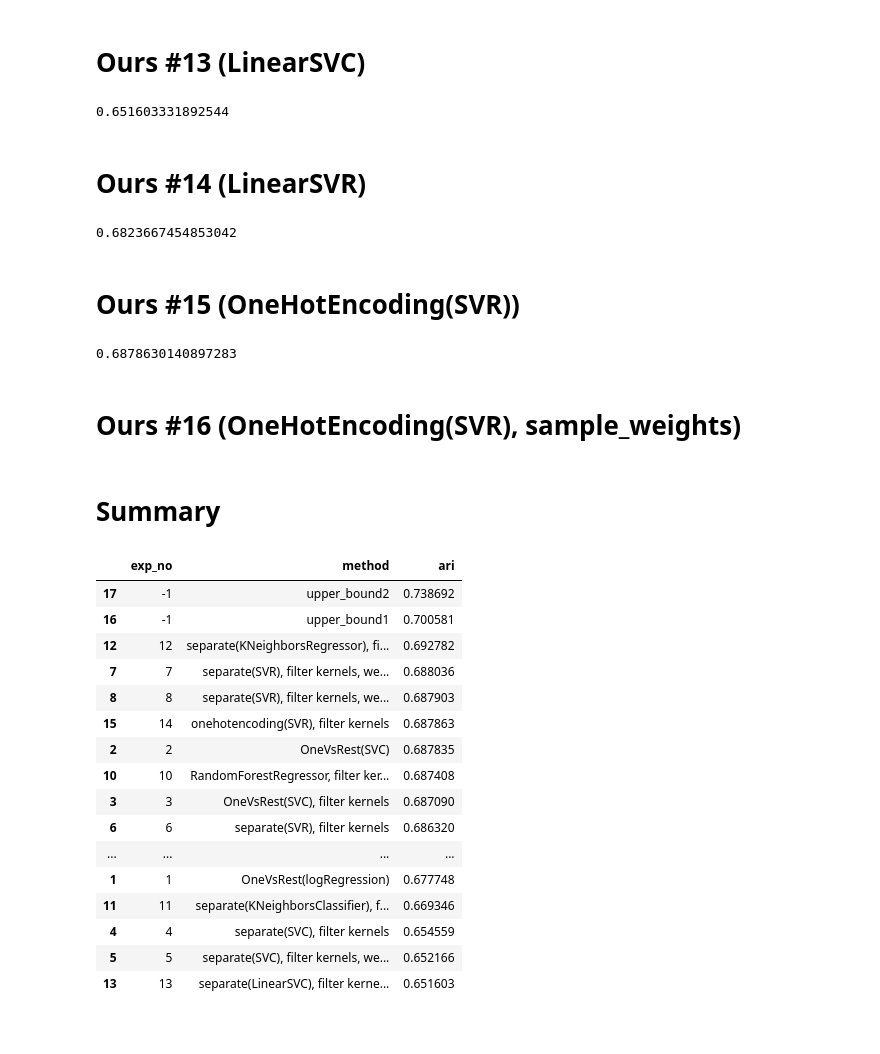
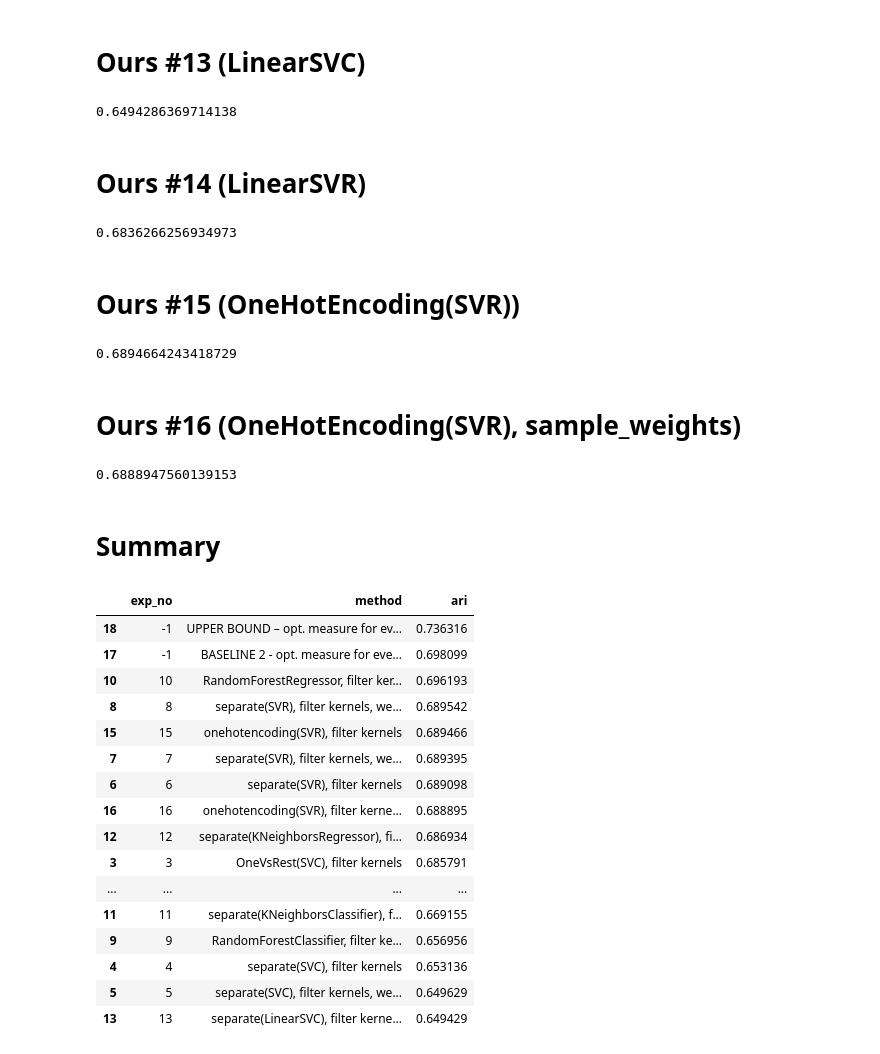
Before and after one commit to vlivashkin/pygkernels-experiments, a Jupyter notebook: experiments/init/SBM4-quality.ipynb, the cells around one changed output. Saved outputs shown, nothing was run; the diff lists cells and outputs as text; code cells hidden in the pictures.

```diff
--- a/experiments/init/SBM4-quality.ipynb
+++ b/experiments/init/SBM4-quality.ipynb
@@ -246,81 +258,83 @@ ours12
 # %% [markdown]
 # Ours #13 (LinearSVC)
 # %%
-estimator = OneVsRest_custom(LinearSVC(), weight_samples=True)
-estimator.fit(X_train[:, [6, 18]], y_train[:, support_kernels])
-y_pred = estimator.predict(X_val[:, [6, 18]])
+estimator = OneVsRest_custom(LinearSVC(max_iter=10000), weight_samples=True)
+estimator.fit(X_train[:, chosen_features], y_train[:, support_kernels])
+y_pred = estimator.predict(X_val[:, chosen_features])
 ours13 = np.mean(ari_val[:, support_kernels][range(y_pred.shape[0]), np.argmax(y_pred, axis=1)])
 ours13
 # %% [output]
-0.651603331892544
+0.6494286369714138
 # %% [markdown]
 # Ours #14 (LinearSVR)
 # %%
-estimator = OneVsRest_custom(LinearSVR(), weight_samples=True)
-estimator.fit(X_train[:, [6, 18]], ari_train[:, support_kernels])
-y_pred = estimator.predict(X_val[:, [6, 18]])
+estimator = OneVsRest_custom(LinearSVR(max_iter=10000), weight_samples=True)
+estimator.fit(X_train[:, chosen_features], ari_train[:, support_kernels])
+y_pred = estimator.predict(X_val[:, chosen_features])
 ours14 = np.mean(ari_val[:, support_kernels][range(y_pred.shape[0]), np.argmax(y_pred, axis=1)])
 ours14
 # %% [output]
-0.6823667454853042
+0.6836266256934973
 # %% [markdown]
 # Ours #15 (OneHotEncoding(SVR))
 # %%
 estimator = OneHotEncoding_custom(SVR(), weight_samples=False)
-estimator.fit(X_train[:, [6, 18]], ari_train[:, support_kernels])
-y_pred = estimator.predict(X_val[:, [6, 18]])
+estimator.fit(X_train[:, chosen_features], ari_train[:, support_kernels])
+y_pred = estimator.predict(X_val[:, chosen_features])
 ours15 = np.mean(ari_val[:, support_kernels][range(y_pred.shape[0]), np.argmax(y_pred, axis=1)])
 ours15
 # %% [output]
-0.6878630140897283
+0.6894664243418729
 # %% [markdown]
 # Ours #16 (OneHotEncoding(SVR), sample_weights)
 # %%
 estimator = OneHotEncoding_custom(SVR(), weight_samples=True)
-estimator.fit(X_train[:, [6, 18]], ari_train[:, support_kernels])
-y_pred = estimator.predict(X_val[:, [6, 18]])
+estimator.fit(X_train[:, chosen_features], ari_train[:, support_kernels])
+y_pred = estimator.predict(X_val[:, chosen_features])
 ours16 = np.mean(ari_val[:, support_kernels][range(y_pred.shape[0]), np.argmax(y_pred, axis=1)])
 ours16
+# %% [output]
+0.6888947560139153
 # %% [markdown]
 # Summary
 # %%
 df = pd.DataFrame([
-    (-1,'baseline', baseline),
+    (-1,'BASELINE 1 - one measure for all', baseline),
     (1, 'OneVsRest(logRegression)', ours1),
     (2, 'OneVsRest(SVC)', ours2),
     (3, 'OneVsRest(SVC), filter kernels', ours3),
     (4, 'separate(SVC), filter kernels', ours4),
     (5, 'separate(SVC), filter kernels, weight samples', ours5),
     (6, 'separate(SVR), filter kernels', ours6),
     (7, 'separate(SVR), filter kernels, weight samples', ours7),
     (8, 'separate(SVR), filter kernels, weight samples, normalized', ours8),
     (9, 'RandomForestClassifier, filter kernels', ours9),
     (10, 'RandomForestRegressor, filter kernels', ours10),
     (11, 'separate(KNeighborsClassifier), filter kernels', ours11),
     (12, 'separate(KNeighborsRegressor), filter kernels', ours12),
     (13, 'separate(LinearSVC), filter kernels, weight samples', ours13),
     (14, 'separate(LinearSVR), filter kernels, weight samples', ours14),
     (15, 'onehotencoding(SVR), filter kernels', ours15),
     (16, 'onehotencoding(SVR), filter kernels, weight samples', ours16),
-    (-1, 'upper_bound1', upper_bound1),
-    (-1, 'upper_bound2', upper_bound2)
+    (-1, 'BASELINE 2 - opt. measure for every column', upper_bound1),
+    (-1, 'UPPER BOUND – opt. measure for every graph', upper_bound2)
 ], columns=['exp_no', 'method', 'ari'])
 df.sort_values(by='ari', ascending=False)
 # %% [output]
 |  | exp_no | method | ari |
-| 17 | -1 | upper_bound2 | 0.738692 |
-| 16 | -1 | upper_bound1 | 0.700581 |
-| 12 | 12 | separate(KNeighborsRegressor), fi... | 0.692782 |
-| 7 | 7 | separate(SVR), filter kernels, we... | 0.688036 |
-| 8 | 8 | separate(SVR), filter kernels, we... | 0.687903 |
-| 15 | 14 | onehotencoding(SVR), filter kernels | 0.687863 |
-| 2 | 2 | OneVsRest(SVC) | 0.687835 |
-| 10 | 10 | RandomForestRegressor, filter ker... | 0.687408 |
-| 3 | 3 | OneVsRest(SVC), filter kernels | 0.687090 |
-| 6 | 6 | separate(SVR), filter kernels | 0.686320 |
+| 18 | -1 | UPPER BOUND – opt. measure for ev... | 0.736316 |
+| 17 | -1 | BASELINE 2 - opt. measure for eve... | 0.698099 |
+| 10 | 10 | RandomForestRegressor, filter ker... | 0.696193 |
+| 8 | 8 | separate(SVR), filter kernels, we... | 0.689542 |
+| 15 | 15 | onehotencoding(SVR), filter kernels | 0.689466 |
+| 7 | 7 | separate(SVR), filter kernels, we... | 0.689395 |
+| 6 | 6 | separate(SVR), filter kernels | 0.689098 |
+| 16 | 16 | onehotencoding(SVR), filter kerne... | 0.688895 |
+| 12 | 12 | separate(KNeighborsRegressor), fi... | 0.686934 |
+| 3 | 3 | OneVsRest(SVC), filter kernels | 0.685791 |
 | ... | ... | ... | ... |
-| 1 | 1 | OneVsRest(logRegression) | 0.677748 |
-| 11 | 11 | separate(KNeighborsClassifier), f... | 0.669346 |
-| 4 | 4 | separate(SVC), filter kernels | 0.654559 |
-| 5 | 5 | separate(SVC), filter kernels, we... | 0.652166 |
-| 13 | 13 | separate(LinearSVC), filter kerne... | 0.651603 |
+| 11 | 11 | separate(KNeighborsClassifier), f... | 0.669155 |
+| 9 | 9 | RandomForestClassifier, filter ke... | 0.656956 |
+| 4 | 4 | separate(SVC), filter kernels | 0.653136 |
+| 5 | 5 | separate(SVC), filter kernels, we... | 0.649629 |
+| 13 | 13 | separate(LinearSVC), filter kerne... | 0.649429 |
```
Also changed, not shown: parts of 20 cells of this notebook, 9 other files.
